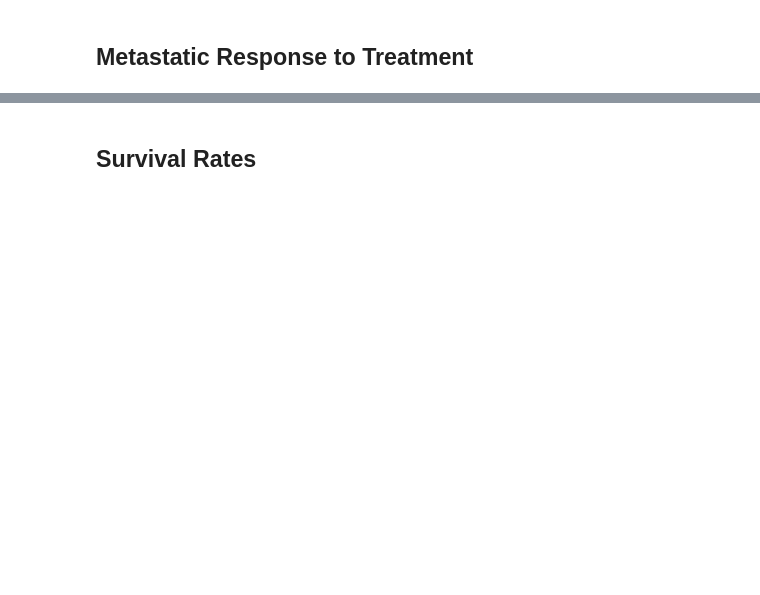
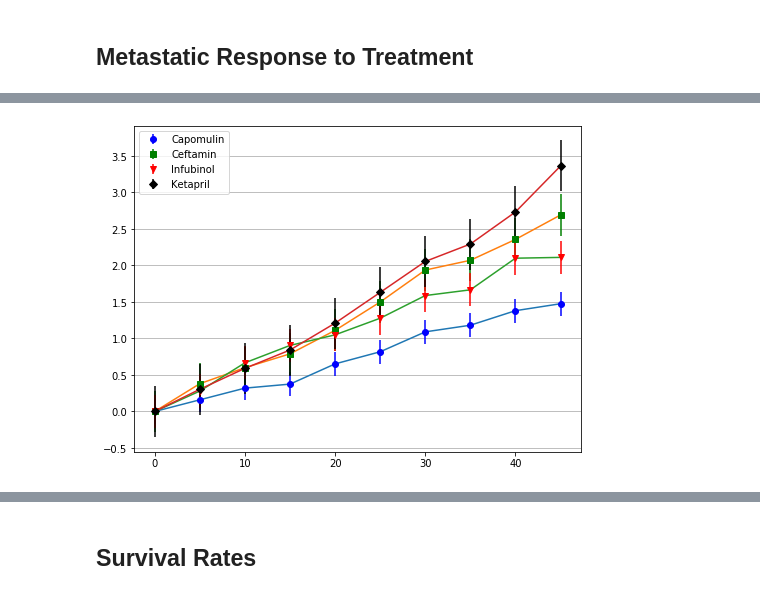
Before and after one commit to maheshdivan/matplotlib-challenge, a Jupyter notebook: Pymaceuticals/pymaceuticals_starter.ipynb, the cells around one changed output, grey strips where cells are left out. Drawn from its saved outputs; the diff is of its cells as text; code cells hidden in the pictures; blank space fills up the shorter version.

```diff
--- a/Pymaceuticals/pymaceuticals_starter.ipynb
+++ b/Pymaceuticals/pymaceuticals_starter.ipynb
@@ -23,6 +23,8 @@ clinical_df=pd.read_csv(clinical_trial_data_to_load)
 # Combine the data into a single dataset
 
 final_df=mouse_df.merge(clinical_df,how='outer',on="Mouse ID")
+
+acc_df=final_df
 # Display the data table for preview
 
 final_df.head()
@@ -212,4 +237,14 @@ plt.show()
 # %%
 # Minor Data Munging to Re-Format the Data Frames
 
+met1_df=acc_df.groupby(['Drug','Timepoint'],as_index=False).agg({"Metastatic Sites":"mean"})
+
+
+met_mug_df=met1_df.pivot(index='Timepoint',columns='Drug')
+
+met_final_df=met_mug_df['Metastatic Sites']
+
+met_final_df
+
 # Preview that Reformatting worked
+met_final_df.head()
@@ -231,3 +259,42 @@ plt.show()
+# %%
+# Generate the Plot (with Error Bars)
+
+error_1=met_final_df.iloc[:,0].sem()
+error_2=met_final_df.iloc[:,1].sem()
+error_3=met_final_df.iloc[:,2].sem()
+error_4=met_final_df.iloc[:,3].sem()
+
+plt.plot(met_final_df.index,met_final_df.iloc[:,0])
+plt.errorbar(met_final_df.index,met_final_df.iloc[:,0],yerr=error_1,fmt="o", color="b",label='Capomulin')
+
+plt.plot(met_final_df.index,met_final_df.iloc[:,1])
+plt.errorbar(met_final_df.index,met_final_df.iloc[:,1],yerr=error_2,fmt="s", color="g",label='Ceftamin')
+
+plt.plot(met_final_df.index,met_final_df.iloc[:,2])
+plt.errorbar(met_final_df.index,met_final_df.iloc[:,2],yerr=error_3,fmt="v", color="r",label='Infubinol')
+
+plt.plot(met_final_df.index,met_final_df.iloc[:,3])
+plt.errorbar(met_final_df.index,met_final_df.iloc[:,3],yerr=error_4,fmt="D", color="k",label='Ketapril')
+
+
+
+
+
+plt.legend(loc='Upper left')
+
+plt.grid(axis='y')
+
+fig = matplotlib.pyplot.gcf()
+fig.set_size_inches(8, 6)
+
+
+fig.savefig('test3png.png', dpi=100)
+
+# Save the Figure
+
+# Show the Figure
+# %% [output]
+[figure, added]
 # %% [markdown]
 ![Metastatic Spread During Treatment](../Images/spread.png)
 # %% [markdown]
```
Also changed, not shown: parts of 18 cells of this notebook, 4 other files.
